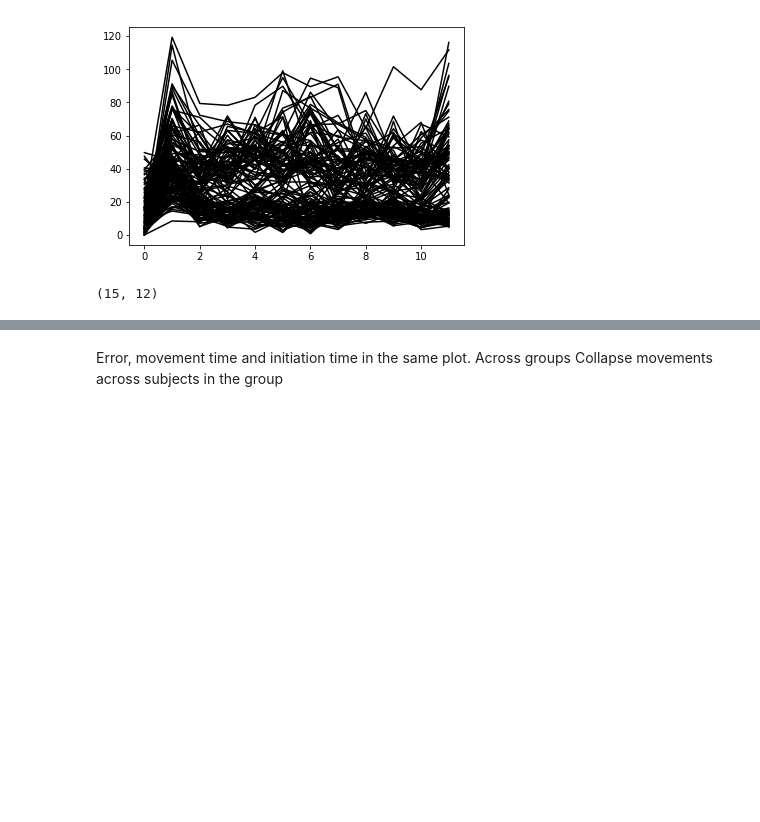
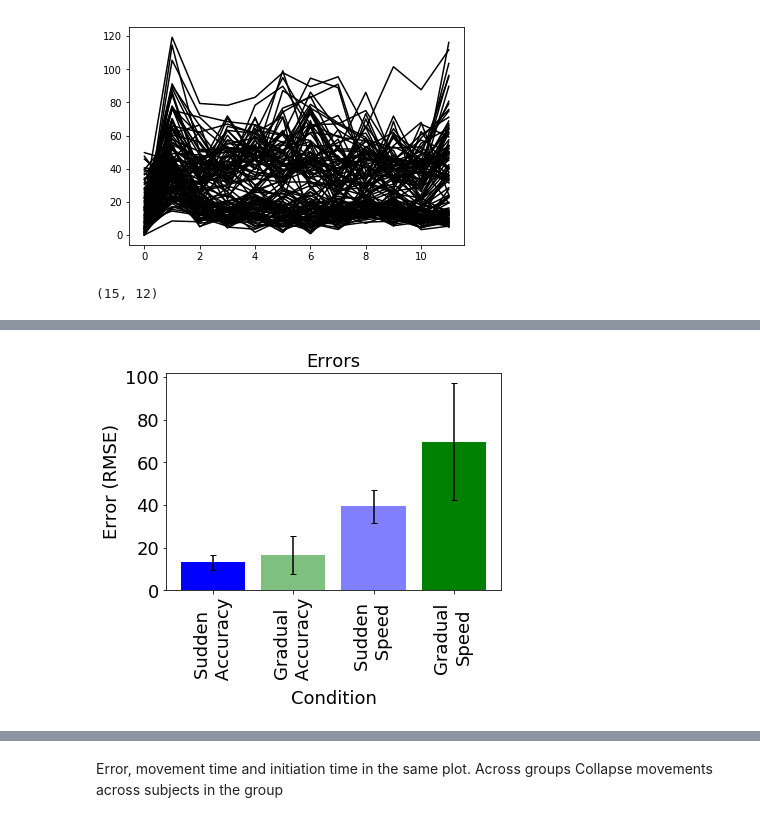
Before and after one commit to tejas-savalia/Lab-Codes, a Jupyter notebook: Psychtoolbox/Visuomotor Adaptation/python_scripts/analyses.ipynb, the cells around one changed output, grey strips where cells are left out. Cells and saved outputs as stored; diff of their text form; code cells hidden in the pictures; blank space fills up the shorter version.

```diff
--- a/Psychtoolbox/Visuomotor Adaptation/python_scripts/analyses.ipynb
+++ b/Psychtoolbox/Visuomotor Adaptation/python_scripts/analyses.ipynb
@@ -539,3 +591,37 @@ plot_error_means(error_sum)
+# %%
+numpy.mean(numpy.mean(error_sum[1::4], axis = 2), axis = 0)
+stat.sem(numpy.mean(error_sum[1::4], axis = 2), axis = 0)
+def plot_error_means_transfer(errors, text):
+#    quantiles = get_quantile(total_times)
+    xpos = [0, 1, 2, 3, 4]
+    y = numpy.array([numpy.mean(numpy.mean(error_sum[1::4], axis = 2), axis = 0)[11],
+                  numpy.mean(numpy.mean(error_sum[4::4], axis = 2), axis = 0)[11],
+                  numpy.mean(numpy.mean(error_sum[3::4], axis = 2), axis = 0)[11],
+                  numpy.mean(numpy.mean(error_sum[2::4], axis = 2), axis = 0)[11]]
+                  )
+    y_sem = numpy.array([stat.sem(numpy.mean(error_sum[1::4], axis = 2), axis = 0)[11],
+                    stat.sem(numpy.mean(error_sum[4::4], axis = 2), axis = 0)[11],
+                    stat.sem(numpy.mean(error_sum[3::4], axis = 2), axis = 0)[11],
+                    stat.sem(numpy.mean(error_sum[2::4], axis = 2), axis = 0)[11]])
+    #print (y_sem[0])
+    plt.bar(0, y[0], yerr = y_sem[0], capsize = 3, color = 'Blue', alpha = 1)
+    plt.bar(2, y[1], yerr = y_sem[1], capsize = 3, color = 'Blue', alpha = 0.5)
+    plt.bar(1, y[2], yerr = y_sem[2], capsize = 3, color = 'Green', alpha = 0.5)
+    plt.bar(3, y[3], yerr = y_sem[3], capsize = 3, color = 'Green', alpha = 1)
+
+#    handles = plt.bar(range(4), y, yerr = y_sem, capsize = 3, color = ['Blue', 'Green', 'Blue', 'Green'], alpha = [1, 0.5, 0.5, 1])
+    plt.xticks([0, 2, 1, 3], ['Sudden \n Accuracy', 'Sudden \n Speed', 'Gradual \n Accuracy', 'Gradual \nSpeed'], rotation = 'vertical')
+    plt.ylabel('Error (RMSE)')
+    plt.xlabel('Condition')
+    #plt.legend([handles[0], handles[1]], ['Speed', 'Accuracy'])
+    plt.title(text)
+
+
+#numpy.shape(numpy.mean(error_sum[1::4], axis = 0))
+# %%
+plot_error_means_transfer(error_sum, 'Errors')
+# %% [output]
+[figure, added]
 # %%
 plt.plot(numpy.mean(numpy.row_stack((error_sum[4:-1:4], error_sum[1:-1:4])), axis = 0), 'k-')
 plt.plot(numpy.mean(numpy.row_stack((error_sum[2:-1:4], error_sum[3:-1:4])), axis = 0), 'k-')
```
Also changed, not shown: parts of 8 cells of this notebook, 6 other files.
